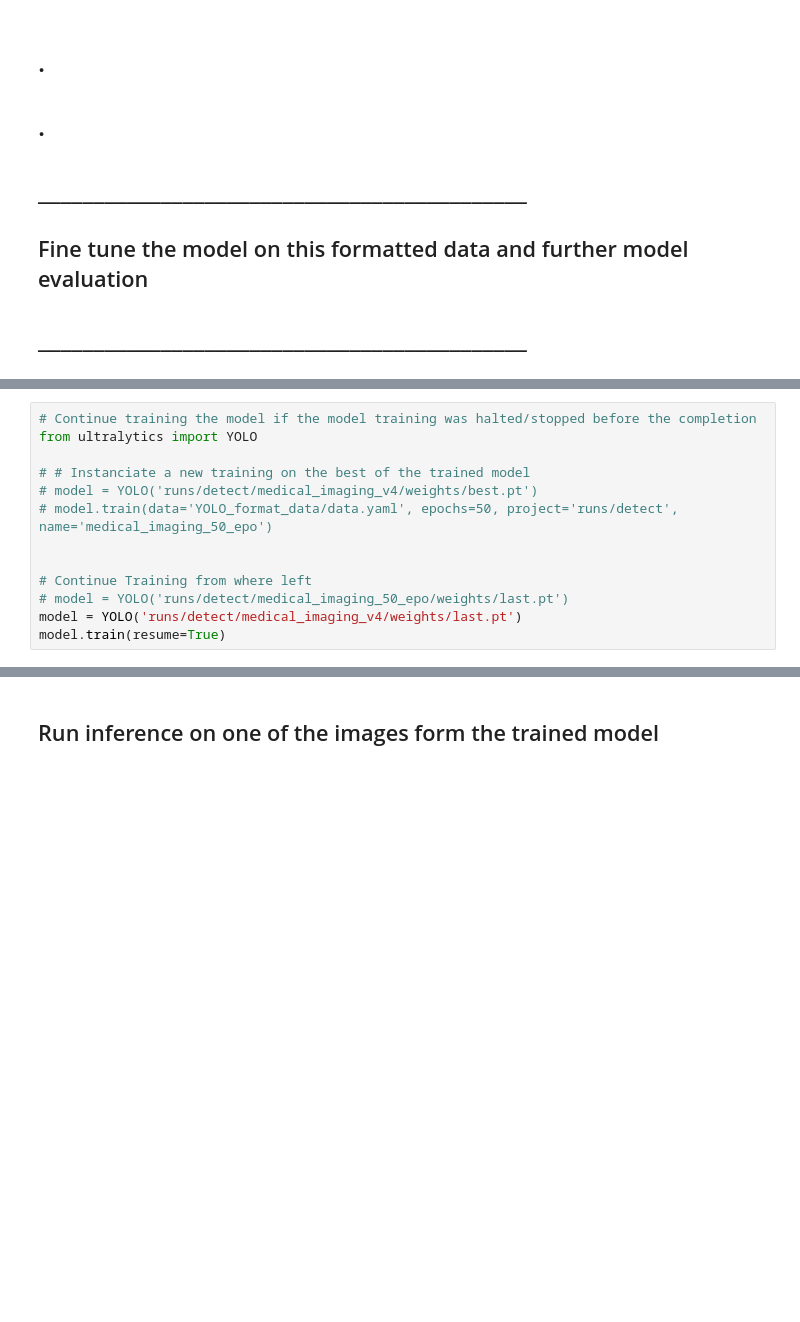
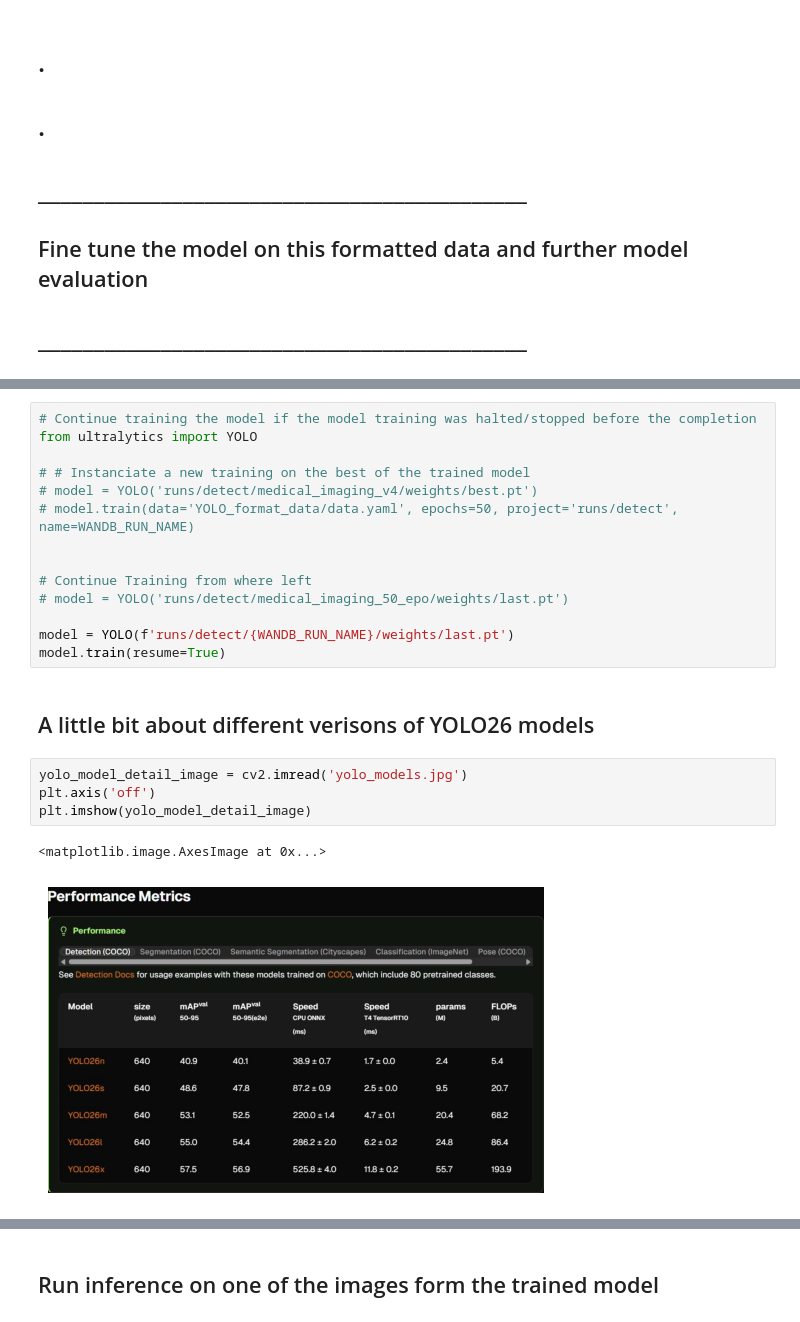
Before and after one commit to kmsmeng/Pneumonia-Detection-Model, a Jupyter notebook: main.ipynb, the cells around one changed output, grey strips where cells are left out. Cells and saved outputs as stored; diff of their text form; blank space fills up the shorter version.

Commit message:
model validation and evaluation metrics

```diff
--- a/main.ipynb
+++ b/main.ipynb
@@ -1616,13 +1633,23 @@ from ultralytics import YOLO
 
 # # Instanciate a new training on the best of the trained model
 # model = YOLO('runs/detect/medical_imaging_v4/weights/best.pt')
-# model.train(data='YOLO_format_data/data.yaml', epochs=50, project='runs/detect', name='medical_imaging_50_epo')
+# model.train(data='YOLO_format_data/data.yaml', epochs=50, project='runs/detect', name=WANDB_RUN_NAME)
 
 
 # Continue Training from where left
 # model = YOLO('runs/detect/medical_imaging_50_epo/weights/last.pt')
-model = YOLO('runs/detect/medical_imaging_v4/weights/last.pt')
+
+model = YOLO(f'runs/detect/{WANDB_RUN_NAME}/weights/last.pt')
 model.train(resume=True)
+# %% [markdown]
+## A little bit about different verisons of YOLO26 models
+# %%
+yolo_model_detail_image = cv2.imread('yolo_models.jpg')
+plt.axis('off')
+plt.imshow(yolo_model_detail_image)
+# %% [output]
+<matplotlib.image.AxesImage at 0x...>
+[figure, added]
 # %%
 ### NOTE: Details about instantiating the model training.
 
```
Also changed, not shown: parts of 43 cells of this notebook, 2 other files.
